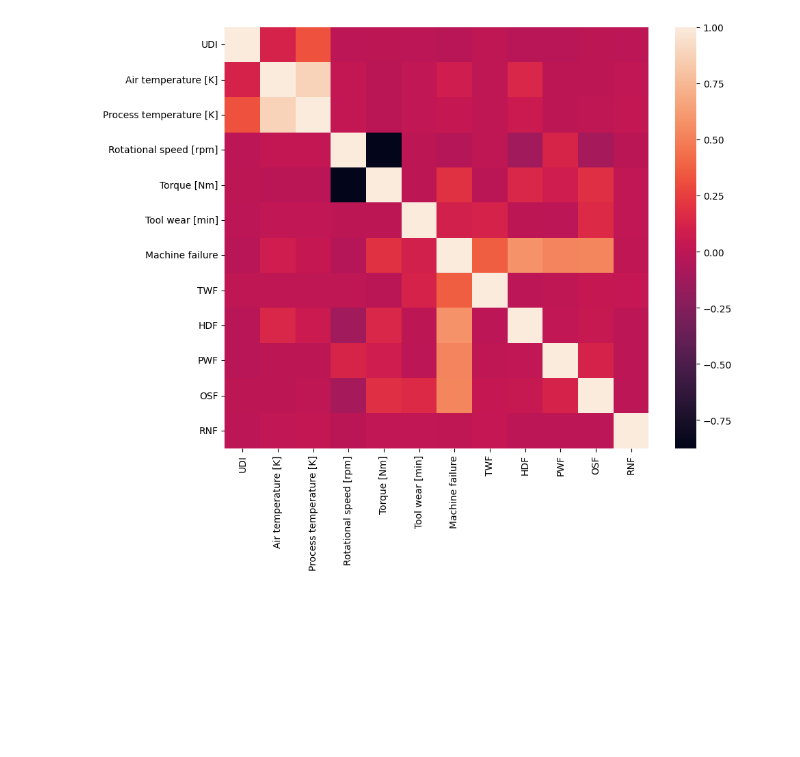
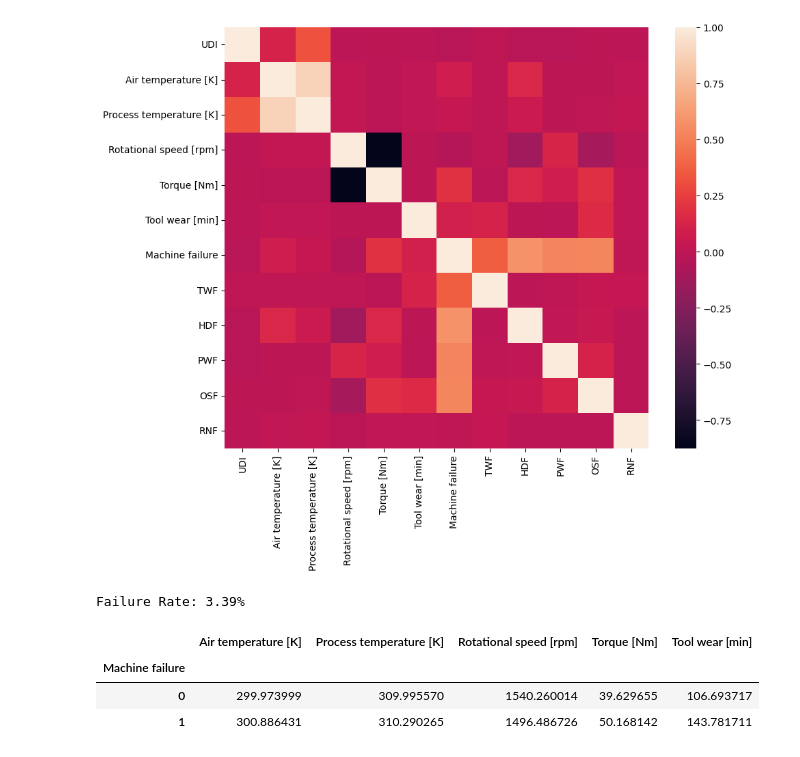
Before and after one commit to archana196/Predictive-Maintenance-IoT-AI, a Jupyter notebook: notebooks/data_loading.ipynb, the cells around one changed output. Cells and saved outputs as stored; diff of their text form; code cells hidden in the pictures; blank space fills up the shorter version.

```diff
--- a/notebooks/data_loading.ipynb
+++ b/notebooks/data_loading.ipynb
@@ -132,3 +132,21 @@ sns.heatmap(corr, annot=False)
 plt.show()
 # %% [output]
 [figure]
+# %%
+failure_rate = (df['Machine failure'].sum() / len(df)) * 100
+print(f"Failure Rate: {failure_rate:.2f}%")
+# %% [output]
+Failure Rate: 3.39%
+# %%
+df.groupby('Machine failure')[[
+    'Air temperature [K]',
+    'Process temperature [K]',
+    'Rotational speed [rpm]',
+    'Torque [Nm]',
+    'Tool wear [min]'
+]].mean()
+# %% [output]
+|  | Air temperature [K] | Process temperature [K] | Rotational speed [rpm] | Torque [Nm] | Tool wear [min] |
+| Machine failure |  |  |  |  |  |
+| 0 | 299.973999 | 309.995570 | 1540.260014 | 39.629655 | 106.693717 |
+| 1 | 300.886431 | 310.290265 | 1496.486726 | 50.168142 | 143.781711 |
```
Also changed, not shown: parts of 2 cells of this notebook.
